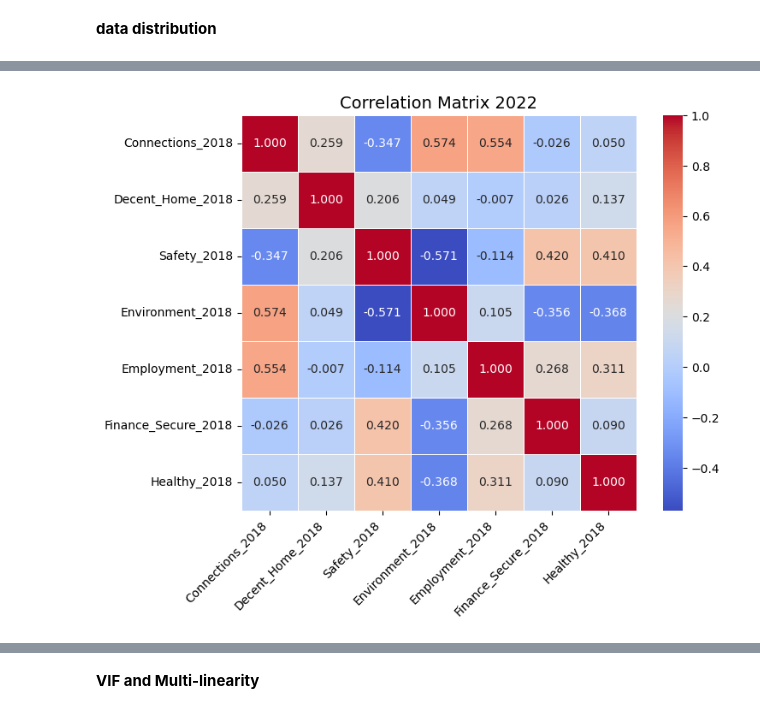
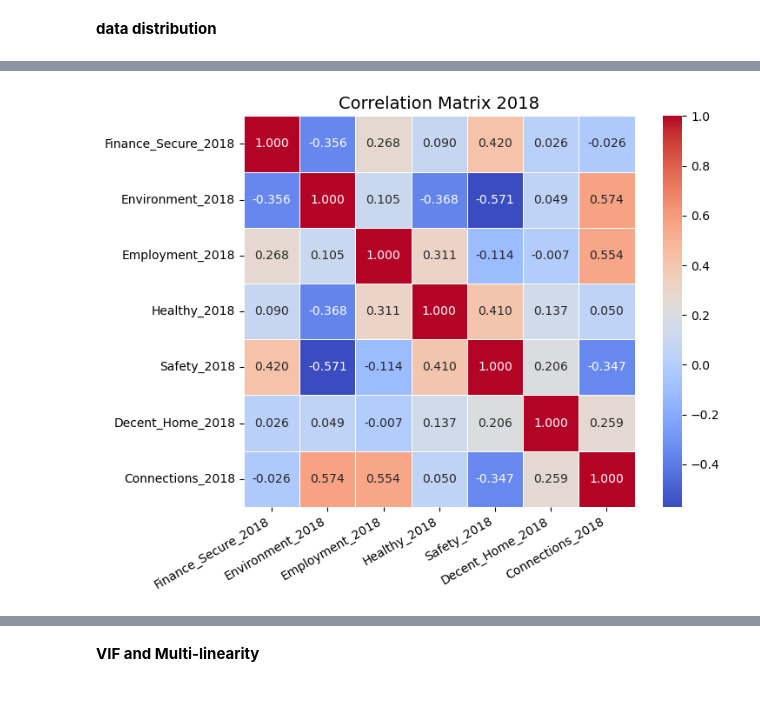
Before and after one commit to BohaoSuCC/CASA0007A2QMBohaoSu, a Jupyter notebook: EDA.ipynb, the cells around one changed output, grey strips where cells are left out. Drawn from its saved outputs; the diff is of its cells as text; code cells hidden in the pictures.

Commit message:
new images

```diff
--- a/EDA.ipynb
+++ b/EDA.ipynb
@@ -115,26 +115,80 @@ Index(['Connections_2018', 'PriceDiff_2018', 'Decent_Home_2018', 'Safety_2018',
 Dataframe_2018_normed_cormatrix = Dataframe_2018_normed[['Connections_2018', 'Decent_Home_2018', 'Safety_2018',
        'Environment_2018', 'Employment_2018', 'Finance_Secure_2018','Healthy_2018']]
 # %%
-columns_for_correlation = [f'Finance_Secure_{year}', f'Environment_{year}', f'Employment_{year}',
+
+# statistic every year in dataframes_normed
+# make the directory for saving the output files and images
+
+for year in years:
+    print(f"Year: {year}")
+    print("Descriptive Statistics")
+
+
+    # 定义你要分析的列
+    columns_to_analyze = [f'Finance_Secure_{year}', f'Environment_{year}', f'Employment_{year}',
+                      f'Healthy_{year}', f'Safety_{year}', f'Decent_Home_{year}', f'Connections_{year}', f'PriceDiff_{year}']
+
+    #save the Descriptive Statistics to local csv file
+    description = dataframes_normed[f'Dataframe_{year}_normed'][columns_to_analyze].describe()
+    description.to_csv(os.path.join("AnalysisResult", f'Statistical_Description_{year}.csv'))
+
+    display(dataframes_normed[f'Dataframe_{year}_normed'][columns_to_analyze].describe())  # show the descriptive statistics
+
+
+    # plot the correlation matrix
+    columns_for_correlation = [f'Finance_Secure_{year}', f'Environment_{year}', f'Employment_{year}',
                       f'Healthy_{year}', f'Safety_{year}', f'Decent_Home_{year}', f'Connections_{year}']
 
-corr = Dataframe_2018_normed_cormatrix.corr()
+    corr = dataframes_normed[f'Dataframe_{year}_normed'][columns_for_correlation].corr()
 
-# Set the size of the figure
-f = plt.figure(figsize=(8, 6))
+    # Set the size of the figure
+    f = plt.figure(figsize=(8, 6))
 
-# Create the heatmap, while ensuring the aspect ratio is equal
-# so the heatmap cells are square
-ax = sns.heatmap(corr, annot=True, fmt=".3f", linewidths=.5, square=True, cmap='coolwarm', annot_kws={"size": 10})
+    # Create the heatmap, while ensuring the aspect ratio is equal
+    # so the heatmap cells are square
+    ax = sns.heatmap(corr, annot=True, fmt=".3f", linewidths=.5, square=True, cmap='coolwarm', annot_kws={"size": 10})
 
-# Set the title of the heatmap
-plt.title(f'Correlation Matrix {year}', fontsize=14)
+    # Set the title of the heatmap
+    plt.title(f'Correlation Matrix {year}', fontsize=14)
 
-# Rotate the x and y axis labels for better readability
-plt.xticks(rotation=45, ha='right', fontsize=10)
-plt.yticks(fontsize=10)
-# save the fig
-plt.savefig(os.path.join("images", f'CorrelationMatrix_{year}.png'))
-# Show the plot
-plt.show()
+    # Rotate the x and y axis labels for better readability
+    plt.xticks(rotation=30, ha='right', fontsize=10)
+    plt.yticks(ha='right', fontsize=10)
+
+    plt.tight_layout()
+    # save the fig
+    plt.savefig(os.path.join("images", f'CorrelationMatrix_{year}.png'),bbox_inches='tight')
+    # Show the plot
+    plt.show()
+
+
+
+
+    # plot the boxplot
+    plt.figure(figsize=(6, 4))
+    sns.boxplot(data=dataframes_normed[f'Dataframe_{year}_normed'][columns_to_analyze])
+    plt.title(f"Year - {year} - Boxplot", fontsize=10)
+    plt.xticks(rotation=15, fontsize=8)
+    plt.tight_layout()
+    plt.savefig(os.path.join("images", f'Boxplot_{year}.png'), bbox_inches='tight')
+    plt.show()
+
+    # plot the histograms
+    """
+    dataframes_normed[f'Dataframe_{year}_normed'][columns_to_analyze].hist(figsize=(8,6), bins=10)
+    plt.suptitle(f"Year - {year} - Histogram", fontsize=12)
+    plt.show()
+    """
+
+    # 绘制直方图
+    axes = dataframes_normed[f'Dataframe_{year}_normed'][columns_to_analyze].hist(figsize=(8, 6), bins=15, alpha=0.7, rwidth=1)
+
+    # 设置每个子图的标题大小
+    for ax in axes.flatten():
+        ax.set_title(ax.get_title(), fontsize=10)
+
+    plt.suptitle(f"Year - {year} - Histogram", fontsize=12)
+    plt.tight_layout()
+    plt.savefig(os.path.join("images", f'Histogram_{year}.png'), bbox_inches='tight')
+    plt.show()
 # %% [output]
@@ -141 +206 @@ plt.show()
-[figure, old version]
+[figure, new version]
```
Also changed, not shown: parts of 3 cells of this notebook, 15 other files.
